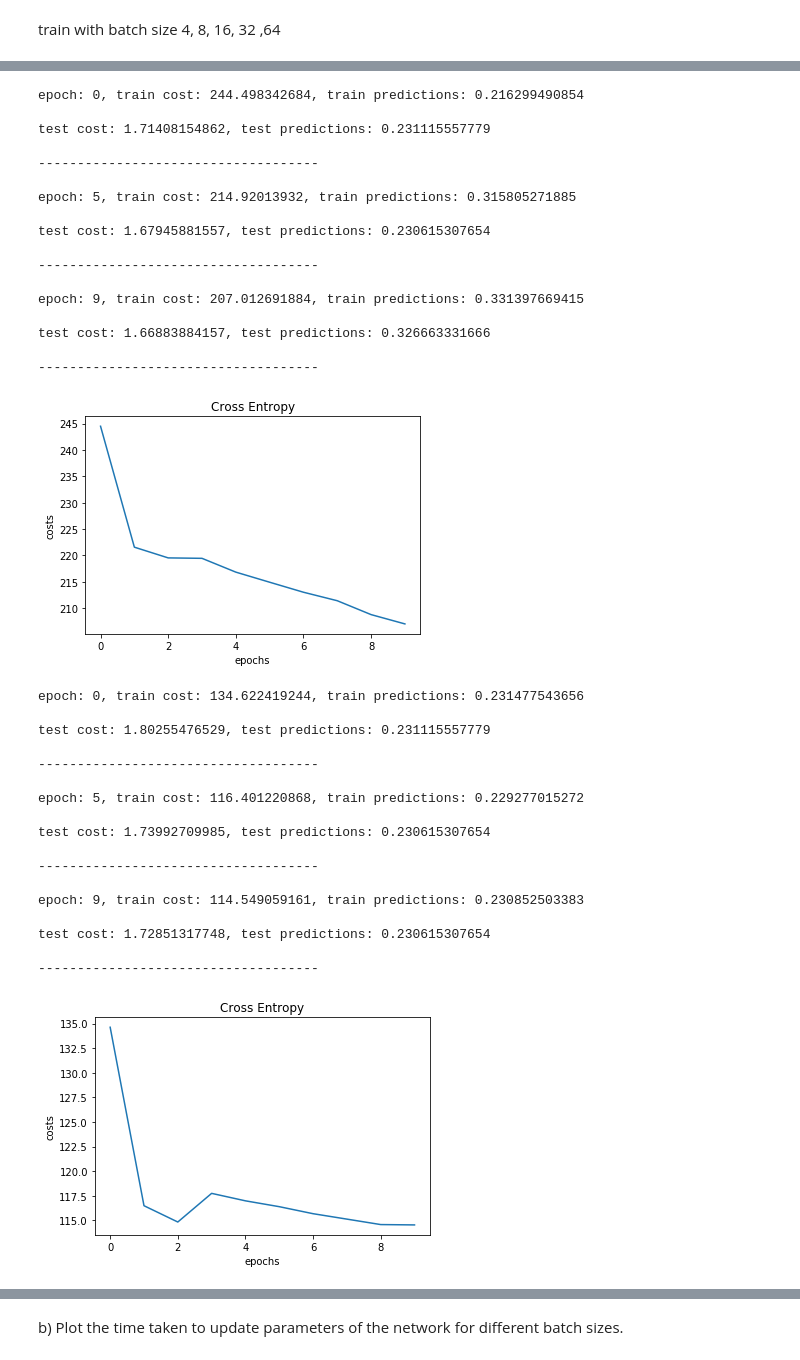
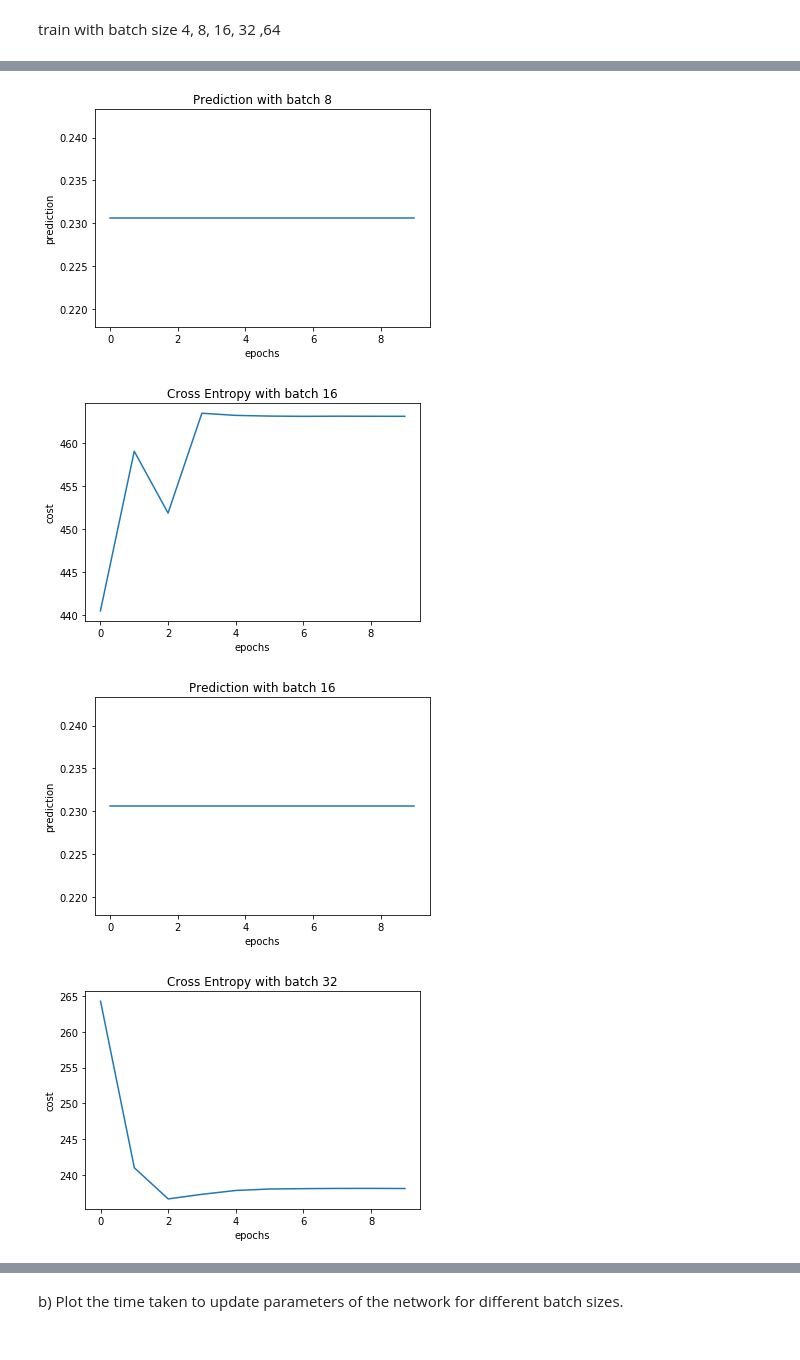
Before and after one commit to edwardsujono/assignment_neural_network, a Jupyter notebook: Classification Problem.ipynb, the cells around one changed output, grey strips where cells are left out. Saved outputs shown, nothing was run; the diff lists cells and outputs as text; code cells hidden in the pictures.

```diff
--- a/Classification Problem.ipynb
+++ b/Classification Problem.ipynb
@@ -23,7 +25,6 @@ class SoftmaxNeuralNetwork:
         self.train_prediction = []
         self.train_exec_time = []
 
-        self.test_cost = []
         self.test_prediction = []
 
         weights = []
@@ -137,13 +138,14 @@ class SoftmaxNeuralNetwork:
             self.train_prediction.append(prediction)
             self.train_exec_time.append(exec_time)
 
-            if i % 5*batch_size == 0 or i == epochs-1:
+            print_verbose = (i % 5*batch_size == 0 or i == epochs-1) and self.verbose
 
-                if self.verbose:
-                    print ('epoch: %d, train cost: %s, train predictions: %s \n' % (i, cost, prediction))
-                self.start_test(test_x=test_x, test_y=test_y)
-                if self.verbose:
-                    print('------------------------------------\n')
+            self.start_test(test_x=test_x, test_y=test_y, print_verbose=print_verbose)
+
+            if print_verbose:
+
+                print ('epoch: %d, train cost: %s, train predictions: %s \n' % (i, cost, prediction))
+                print('------------------------------------\n')
 
     def start_one_iter_func(self, batch_size, prediction_batch):
 
@@ -166,16 +168,15 @@ class SoftmaxNeuralNetwork:
 
         return cost
 
-    def start_test(self, test_x, test_y):
+    def start_test(self, test_x, test_y, print_verbose):
 
-        cost = self.computation(test_x, test_y)
         prediction = self.prediction(test_x)
 
-        self.test_cost.append(cost)
-        self.test_prediction.append(prediction)
+        predict_in_percentage = np.mean(np.argmax(test_y, axis=1) == prediction)
+        self.test_prediction.append(predict_in_percentage)
 
-        if self.verbose:
-            print ('test cost: %s, test predictions: %s \n' % (cost, np.mean(np.argmax(test_y, axis=1) == prediction)))
+        if print_verbose:
+            print ('test predictions: %s \n' % predict_in_percentage)
 
     def get_train_result(self):
 
@@ -183,7 +184,7 @@ class SoftmaxNeuralNetwork:
 
     def get_test_result(self):
 
-        return self.test_cost, self.test_prediction
+        return self.test_prediction
 # %% [markdown]
 Above code is the class to instanstiate the softmax neural network, Below is the implementation of data preprocessing
 # %%
@@ -314,13 +315,18 @@ for batch in list_batch:
     softmax_nn.start_train(batch_size=batch, test_x=test_x, test_y=test_y, epochs=number_epoch)
 
     cost_train, prediction_train, exec_time = softmax_nn.get_train_result()
-    cost_test, prediction_test = softmax_nn.get_test_result()
+    prediction_test = softmax_nn.get_test_result()
 
     %matplotlib inline
 
     data_visualization.show_plot(
         list_x_point=range(number_epoch), list_y_point=cost_train,
-        x_label="epochs", y_label="costs", title="Cross Entropy with batch "+str(batch), figure_name=str(batch)+"_cross_entropy.png"
+        x_label="epochs", y_label="cost", title="Cross Entropy with batch "+str(batch), figure_name="./image/classification/2/"+str(batch)+"_cross_entropy.png"
+    )
+
+    data_visualization.show_plot(
+        list_x_point=range(number_epoch), list_y_point=prediction_test,
+        x_label="epochs", y_label="prediction", title="Prediction with batch "+str(batch), figure_name="./image/classification/2/"+str(batch)+"_prediction.png"
     )
 
     list_execution_time.append(exec_time)
@@ -382,36 +337,4 @@ test cost: 1.65683774264, test predictions: 0.327163581791
-epoch: 0, train cost: 244.498342684, train predictions: 0.216299490854
-
-test cost: 1.71408154862, test predictions: 0.231115557779
-
-------------------------------------
-
-epoch: 5, train cost: 214.92013932, train predictions: 0.315805271885
-
-test cost: 1.67945881557, test predictions: 0.230615307654
-
-------------------------------------
-
-epoch: 9, train cost: 207.012691884, train predictions: 0.331397669415
-
-test cost: 1.66883884157, test predictions: 0.326663331666
-
-------------------------------------
-[figure, old version]
+[figure, new version]
-epoch: 0, train cost: 134.622419244, train predictions: 0.231477543656
-
-test cost: 1.80255476529, test predictions: 0.231115557779
-
-------------------------------------
-
-epoch: 5, train cost: 116.401220868, train predictions: 0.229277015272
-
-test cost: 1.73992709985, test predictions: 0.230615307654
-
-------------------------------------
-
-epoch: 9, train cost: 114.549059161, train predictions: 0.230852503383
-
-test cost: 1.72851317748, test predictions: 0.230615307654
-
-------------------------------------
-[figure, old version]
+[figure, new version]
+[figure, added]
+[figure, added]
```
Also changed, not shown: parts of 11 cells of this notebook, 2 other files.
